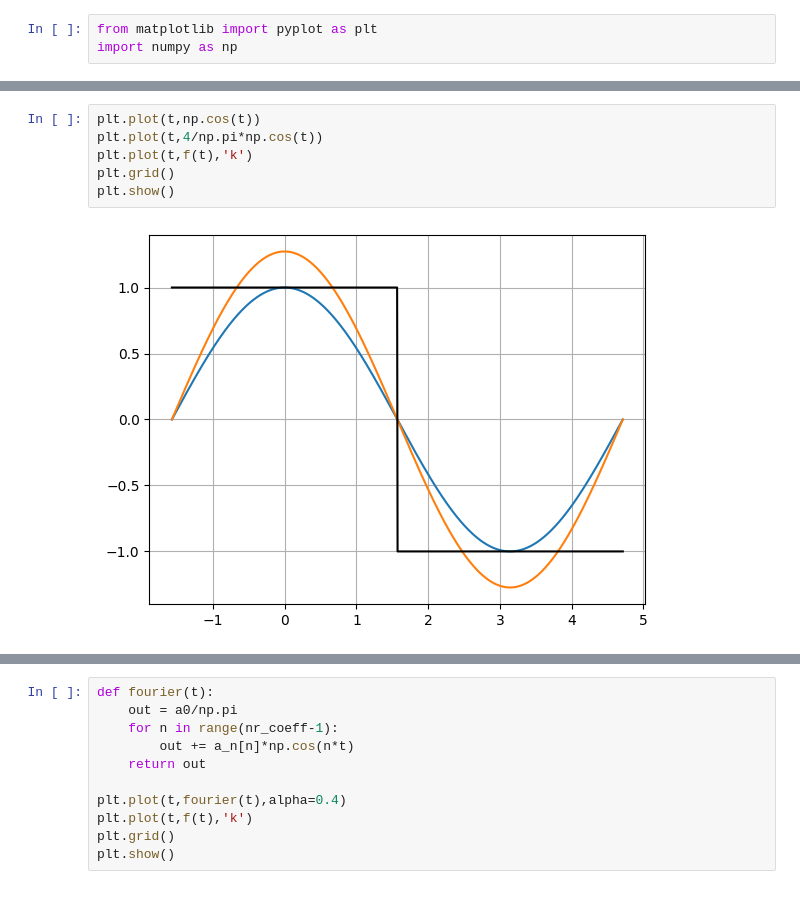
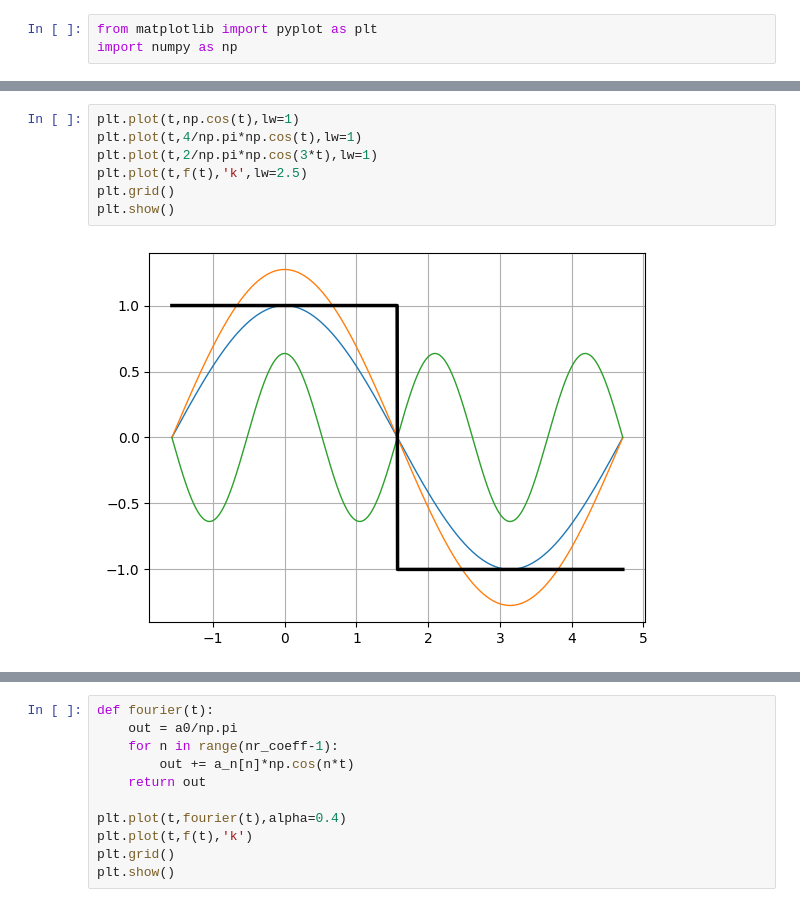
Before and after one commit to tanasr/MMA_ZHAW, a Jupyter notebook: Fourier.ipynb, the cells around one changed output, grey strips where cells are left out. Cells and saved outputs as stored; diff of their text form.

```diff
--- a/Fourier.ipynb
+++ b/Fourier.ipynb
@@ -22,8 +29,9 @@ plt.show()
 # %%
-plt.plot(t,np.cos(t))
-plt.plot(t,4/np.pi*np.cos(t))
-plt.plot(t,f(t),'k')
+plt.plot(t,np.cos(t),lw=1)
+plt.plot(t,4/np.pi*np.cos(t),lw=1)
+plt.plot(t,2/np.pi*np.cos(3*t),lw=1)
+plt.plot(t,f(t),'k',lw=2.5)
 plt.grid()
 plt.show()
 # %% [output]
-[figure, old version]
+[figure, new version]
```
Also changed, not shown: parts of 16 cells of this notebook.
